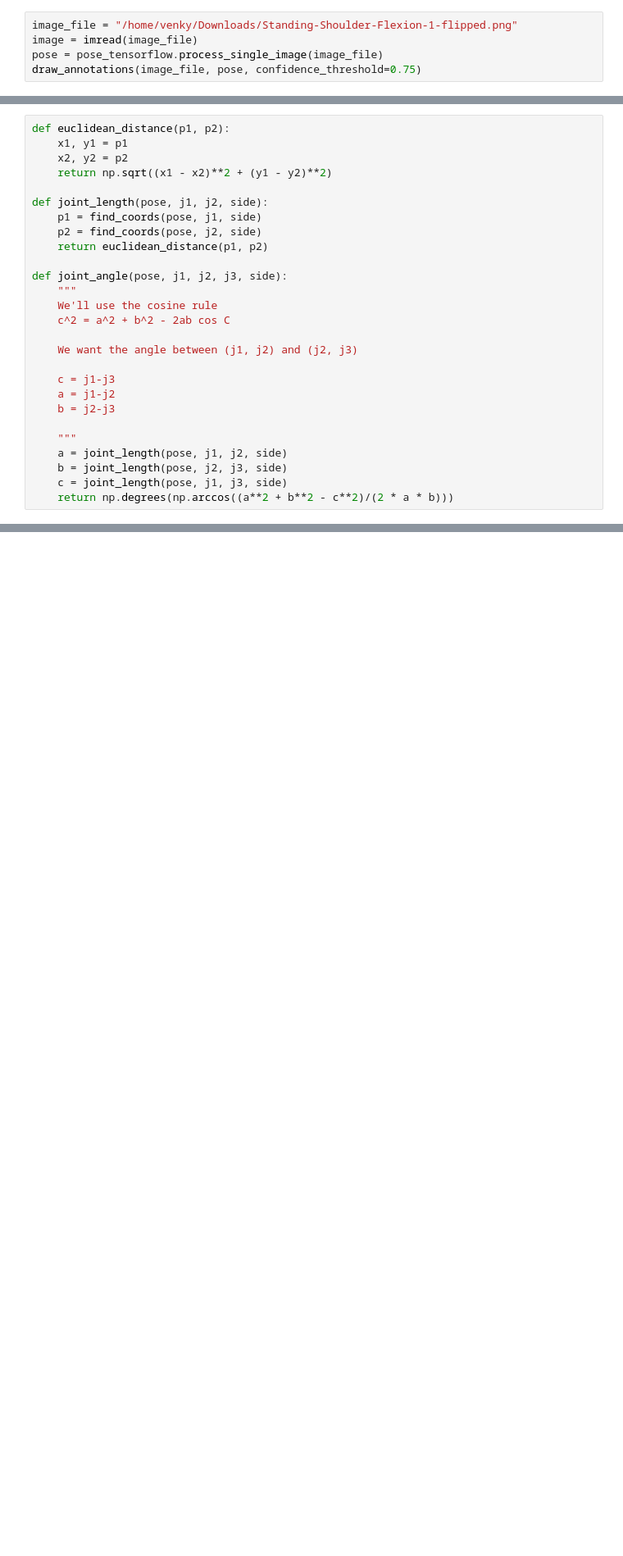
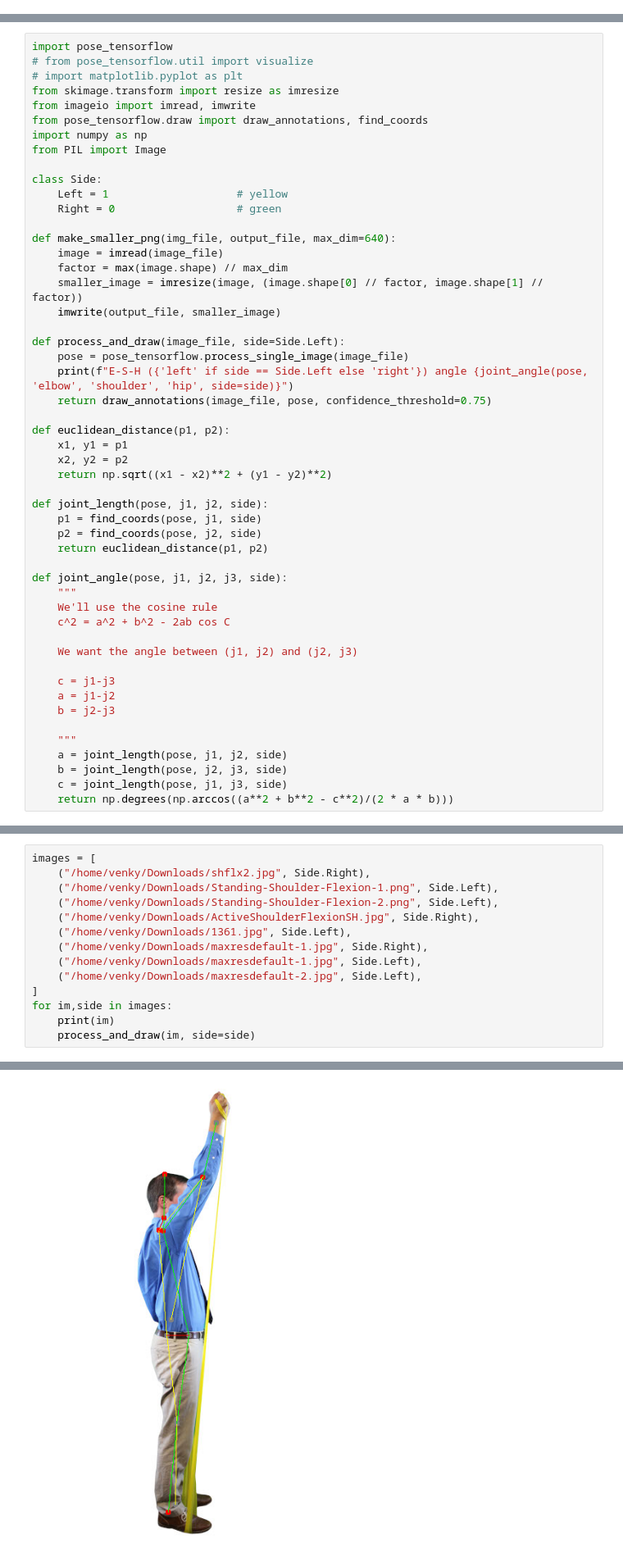
Before and after one commit to physera/pose-tensorflow, a Jupyter notebook: pose.ipynb, the cells around one changed output, grey strips where cells are left out. Shown at 82% size. Cells and saved outputs as stored; diff of their text form; blank space fills up the shorter version.

Commit message:
processed images

```diff
--- a/pose.ipynb
+++ b/pose.ipynb
@@ -32,5 +6,0 @@ draw_annotations(image_file, pose, confidence_threshold=0.75)
-# %%
-image_file = "/home/venky/Downloads/Standing-Shoulder-Flexion-1-flipped.png"
-image = imread(image_file)
-pose = pose_tensorflow.process_single_image(image_file)
-draw_annotations(image_file, pose, confidence_threshold=0.75)
@@ -39,4 +7,28 @@ draw_annotations(image_file, pose, confidence_threshold=0.75)
 # %%
+import pose_tensorflow
+# from pose_tensorflow.util import visualize
+# import matplotlib.pyplot as plt
+from skimage.transform import resize as imresize
+from imageio import imread, imwrite
+from pose_tensorflow.draw import draw_annotations, find_coords
+import numpy as np
+from PIL import Image
+
+class Side:
+    Left = 1                    # yellow
+    Right = 0                   # green
+
+def make_smaller_png(img_file, output_file, max_dim=640):
+    image = imread(image_file)
+    factor = max(image.shape) // max_dim
+    smaller_image = imresize(image, (image.shape[0] // factor, image.shape[1] // factor))
+    imwrite(output_file, smaller_image)
+
+def process_and_draw(image_file, side=Side.Left):
+    pose = pose_tensorflow.process_single_image(image_file)
+    print(f"E-S-H ({'left' if side == Side.Left else 'right'}) angle {joint_angle(pose, 'elbow', 'shoulder', 'hip', side=side)}")
+    return draw_annotations(image_file, pose, confidence_threshold=0.75)
+
 def euclidean_distance(p1, p2):
     x1, y1 = p1
     x2, y2 = p2
@@ -80,0 +58,15 @@ where strode* is the dimension under stride (but this doesn't quite fit for the
+# %%
+images = [
+    ("/home/venky/Downloads/shflx2.jpg", Side.Right),
+    ("/home/venky/Downloads/Standing-Shoulder-Flexion-1.png", Side.Left),
+    ("/home/venky/Downloads/Standing-Shoulder-Flexion-2.png", Side.Left),
+    ("/home/venky/Downloads/ActiveShoulderFlexionSH.jpg", Side.Right),
+    ("/home/venky/Downloads/1361.jpg", Side.Left),
+    ("/home/venky/Downloads/maxresdefault-1.jpg", Side.Right),
+    ("/home/venky/Downloads/maxresdefault-1.jpg", Side.Left),
+    ("/home/venky/Downloads/maxresdefault-2.jpg", Side.Left),
+]
+for im,side in images:
+    print(im)
+    process_and_draw(im, side=side)
+# %% [output]
@@ -80,0 +75 @@ where strode* is the dimension under stride (but this doesn't quite fit for the
+[figure, added]
```
Also changed, not shown: parts of 7 cells of this notebook.
